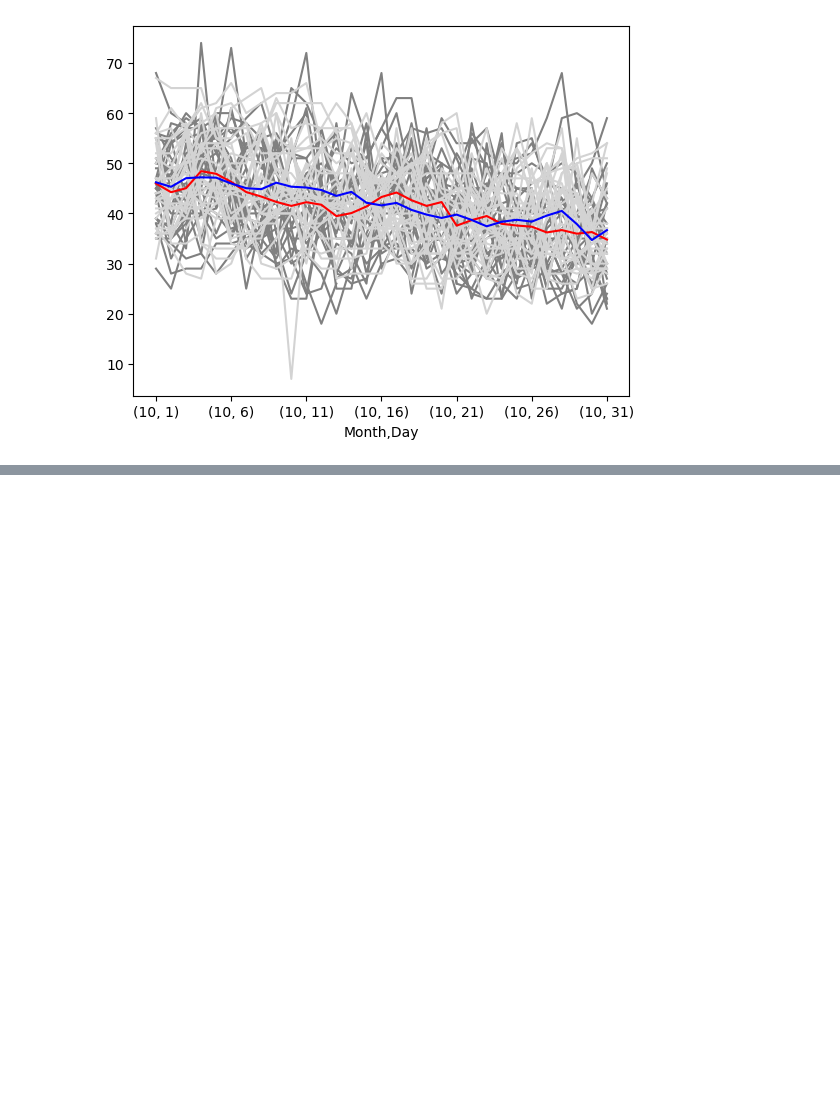
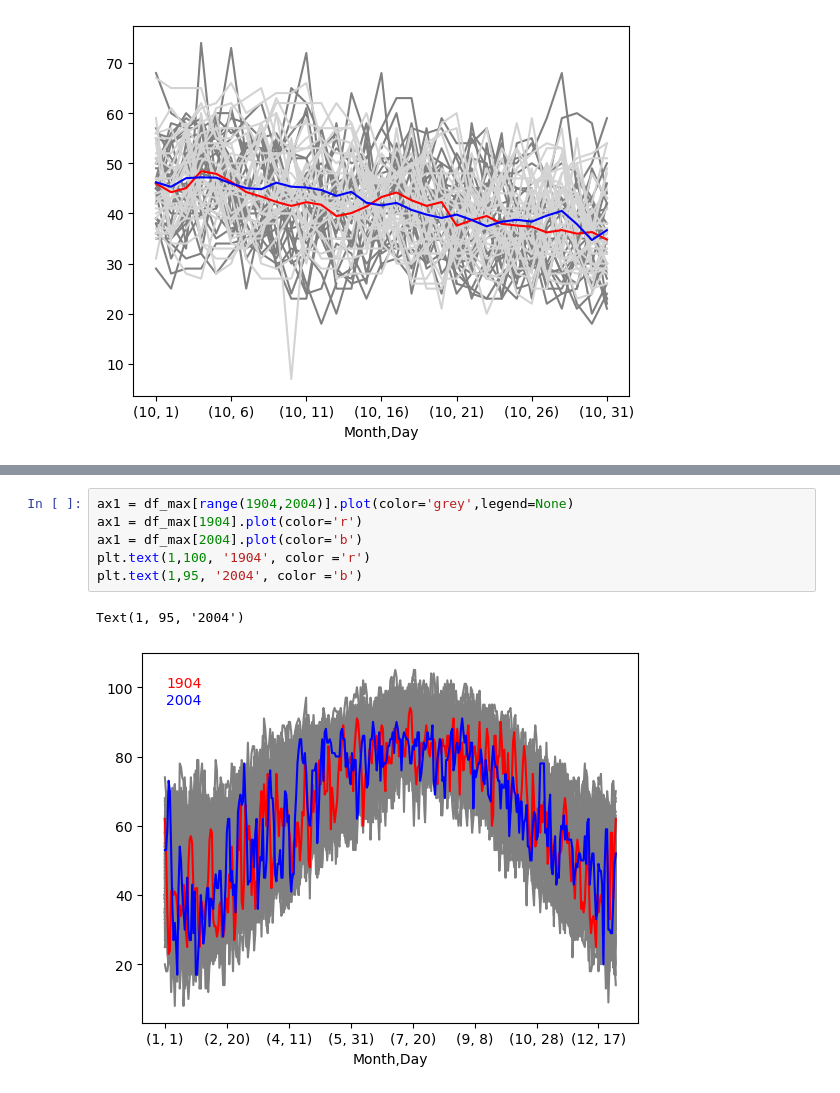
Before and after one commit to TobGerken/ISAT300, a Jupyter notebook: SemesterProject/DataPreparation.ipynb, the cells around one changed output, grey strips where cells are left out. Saved outputs shown, nothing was run; the diff lists cells and outputs as text; blank space fills up the shorter version.

```diff
--- a/SemesterProject/DataPreparation.ipynb
+++ b/SemesterProject/DataPreparation.ipynb
@@ -137,0 +163,9 @@ df_min.loc[[(10)]][range(1990,2020)].mean(axis=1).plot(color='b', ax = ax1)
+# %%
+ax1 = df_max[range(1904,2004)].plot(color='grey',legend=None)
+ax1 = df_max[1904].plot(color='r')
+ax1 = df_max[2004].plot(color='b')
+plt.text(1,100, '1904', color ='r')
+plt.text(1,95, '2004', color ='b')
+# %% [output]
+Text(1, 95, '2004')
+[figure, added]
```
Also changed, not shown: parts of 10 cells of this notebook.
